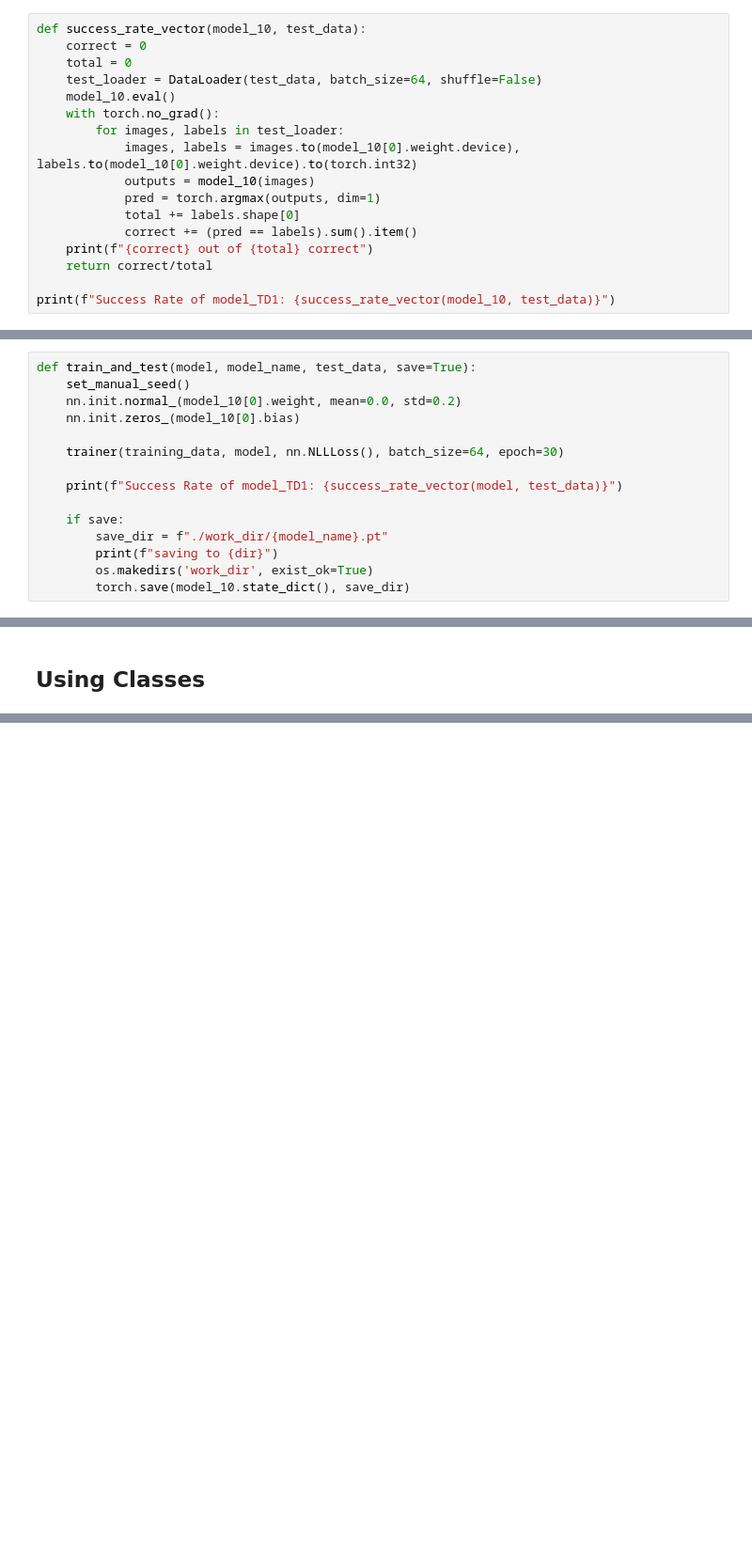
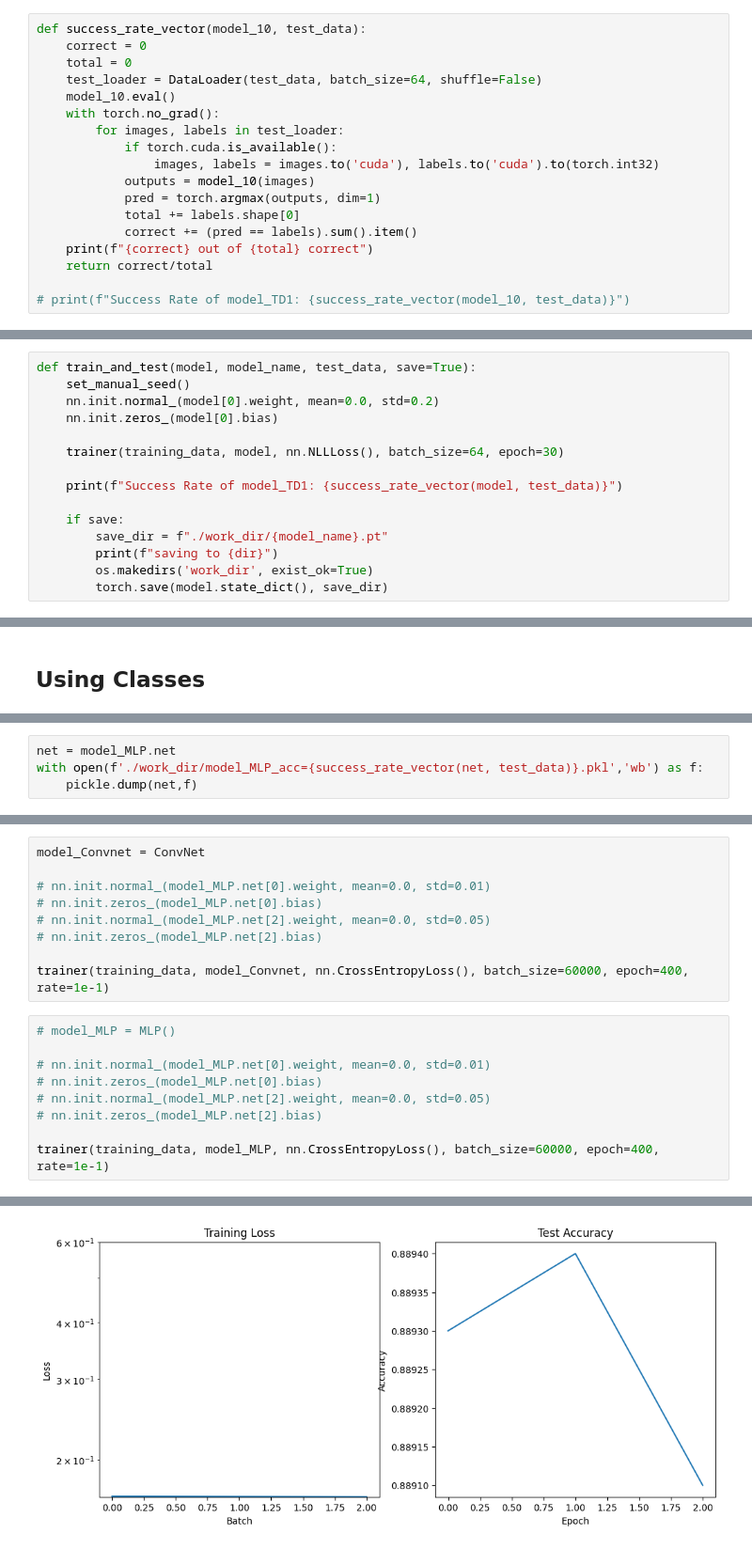
Before and after one commit to SaturnTsen/CSC_43M04_EP, a Jupyter notebook: TD2/NeuralNetworks.ipynb, the cells around one changed output, grey strips where cells are left out. Shown at 94% size. Cells and saved outputs as stored; diff of their text form; blank space fills up the shorter version.

```diff
--- a/TD2/NeuralNetworks.ipynb
+++ b/TD2/NeuralNetworks.ipynb
@@ -133,7 +147,8 @@ def success_rate_vector(model_10, test_data):
     model_10.eval()
     with torch.no_grad():
         for images, labels in test_loader:
-            images, labels = images.to(model_10[0].weight.device), labels.to(model_10[0].weight.device).to(torch.int32)
+            if torch.cuda.is_available():
+                images, labels = images.to('cuda'), labels.to('cuda').to(torch.int32)
             outputs = model_10(images)
             pred = torch.argmax(outputs, dim=1)
             total += labels.shape[0]
@@ -141,4 +156,4 @@ def success_rate_vector(model_10, test_data):
     print(f"{correct} out of {total} correct")
     return correct/total
 
-print(f"Success Rate of model_TD1: {success_rate_vector(model_10, test_data)}")
+# print(f"Success Rate of model_TD1: {success_rate_vector(model_10, test_data)}")
@@ -169,8 +181,8 @@ model_tanh = nn.Sequential(
 # %%
 def train_and_test(model, model_name, test_data, save=True):
     set_manual_seed()
-    nn.init.normal_(model_10[0].weight, mean=0.0, std=0.2)
-    nn.init.zeros_(model_10[0].bias)
+    nn.init.normal_(model[0].weight, mean=0.0, std=0.2)
+    nn.init.zeros_(model[0].bias)
 
     trainer(training_data, model, nn.NLLLoss(), batch_size=64, epoch=30)
 
@@ -180,7 +192,7 @@ def train_and_test(model, model_name, test_data, save=True):
         save_dir = f"./work_dir/{model_name}.pt"
         print(f"saving to {dir}")
         os.makedirs('work_dir', exist_ok=True)
-        torch.save(model_10.state_dict(), save_dir)
+        torch.save(model.state_dict(), save_dir)
 # %%
 train_and_test(model_ReLU, "model_RELU", test_data)
 train_and_test(model_sigmoid, "model_sigmoid", test_data)
@@ -206,0 +208,4 @@ class SingleLayerNN(nn.Module): # a class inheriting from nn.Module
+# %%
+net = model_MLP.net
+with open(f'./work_dir/model_MLP_acc={success_rate_vector(net, test_data)}.pkl','wb') as f:
+    pickle.dump(net,f)
@@ -206,0 +331,19 @@ class SingleLayerNN(nn.Module): # a class inheriting from nn.Module
+# %%
+model_Convnet = ConvNet
+
+# nn.init.normal_(model_MLP.net[0].weight, mean=0.0, std=0.01)
+# nn.init.zeros_(model_MLP.net[0].bias)
+# nn.init.normal_(model_MLP.net[2].weight, mean=0.0, std=0.05)
+# nn.init.zeros_(model_MLP.net[2].bias)
+
+trainer(training_data, model_Convnet, nn.CrossEntropyLoss(), batch_size=60000, epoch=400, rate=1e-1)
+# %%
+# model_MLP = MLP()
+
+# nn.init.normal_(model_MLP.net[0].weight, mean=0.0, std=0.01)
+# nn.init.zeros_(model_MLP.net[0].bias)
+# nn.init.normal_(model_MLP.net[2].weight, mean=0.0, std=0.05)
+# nn.init.zeros_(model_MLP.net[2].bias)
+
+trainer(training_data, model_MLP, nn.CrossEntropyLoss(), batch_size=60000, epoch=400, rate=1e-1)
+# %% [output]
@@ -206,0 +351 @@ class SingleLayerNN(nn.Module): # a class inheriting from nn.Module
+[figure, added]
```
Also changed, not shown: parts of 16 cells of this notebook.
